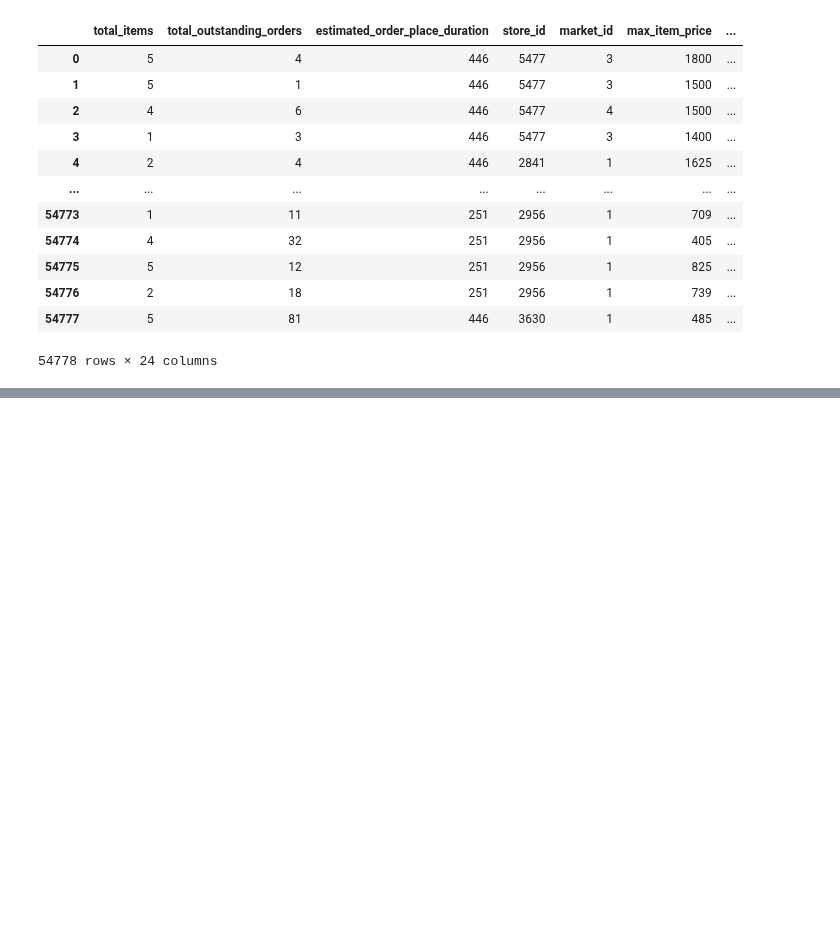
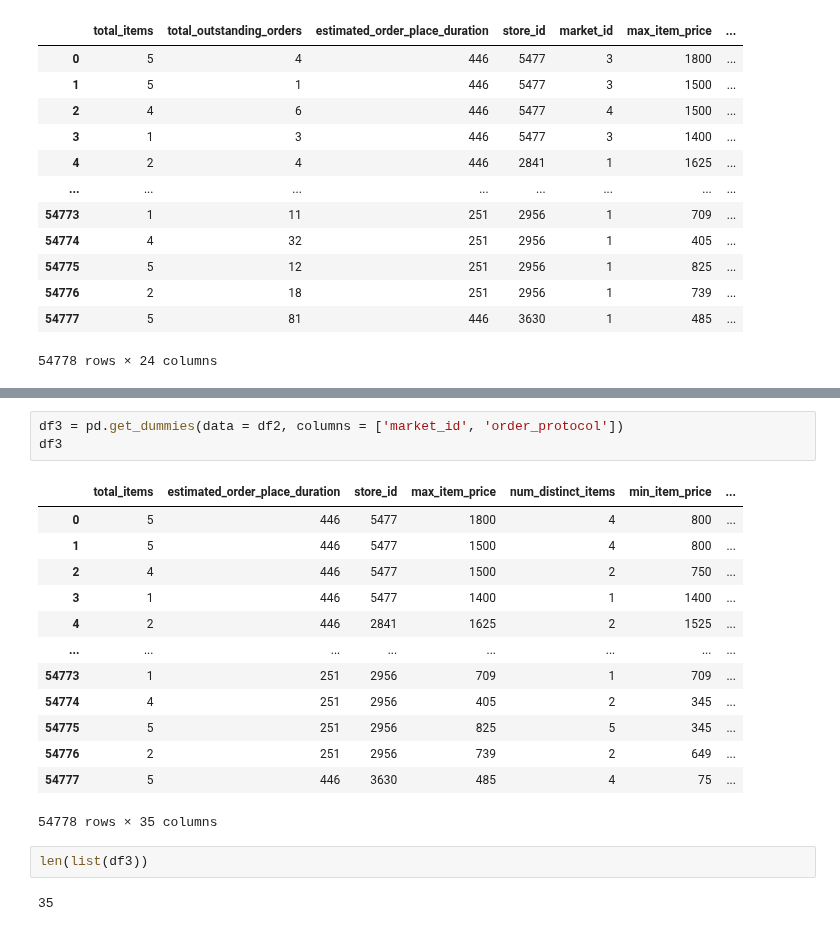
Before and after one commit to mindyng/2023-Business-Projects, a Jupyter notebook: doordash-delivery-time-prediction.ipynb, the cells around one changed output, grey strips where cells are left out. Cells and saved outputs as stored; diff of their text form; blank space fills up the shorter version.

```diff
--- a/doordash-delivery-time-prediction.ipynb
+++ b/doordash-delivery-time-prediction.ipynb
@@ -1549,0 +1768,21 @@ could not convert string to float: 'NA'
+# %%
+df3 = pd.get_dummies(data = df2, columns = ['market_id', 'order_protocol'])
+df3
+# %% [output]
+|  | total_items | estimated_order_place_duration | store_id | max_item_price | num_distinct_items | min_item_price | ... |
+| 0 | 5 | 446 | 5477 | 1800 | 4 | 800 | ... |
+| 1 | 5 | 446 | 5477 | 1500 | 4 | 800 | ... |
+| 2 | 4 | 446 | 5477 | 1500 | 2 | 750 | ... |
+| 3 | 1 | 446 | 5477 | 1400 | 1 | 1400 | ... |
+| 4 | 2 | 446 | 2841 | 1625 | 2 | 1525 | ... |
+| ... | ... | ... | ... | ... | ... | ... | ... |
+| 54773 | 1 | 251 | 2956 | 709 | 1 | 709 | ... |
+| 54774 | 4 | 251 | 2956 | 405 | 2 | 345 | ... |
+| 54775 | 5 | 251 | 2956 | 825 | 5 | 345 | ... |
+| 54776 | 2 | 251 | 2956 | 739 | 2 | 649 | ... |
+| 54777 | 5 | 446 | 3630 | 485 | 4 | 75 | ... |
+54778 rows × 35 columns
+# %%
+len(list(df3))
+# %% [output]
+35
```
Also changed, not shown: parts of 48 cells of this notebook.
